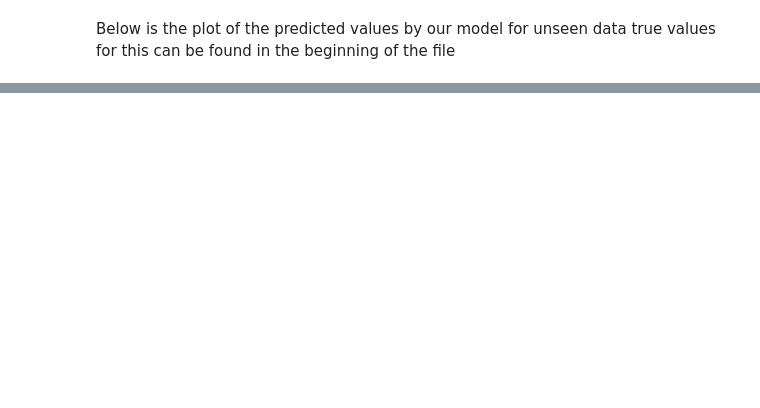
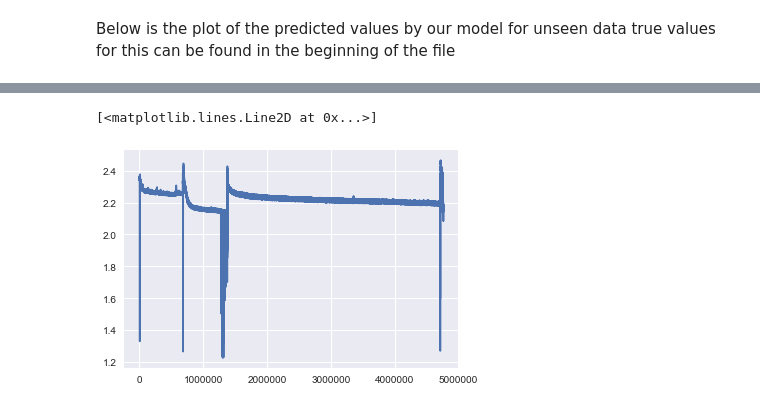
Before and after one commit to HimajaYerra/myproj, a Jupyter notebook: statistical_Analysis.ipynb, the cells around one changed output, grey strips where cells are left out. Cells and saved outputs as stored; diff of their text form; code cells hidden in the pictures; blank space fills up the shorter version.

```diff
--- a/statistical_Analysis.ipynb
+++ b/statistical_Analysis.ipynb
@@ -260,0 +303,5 @@ plt.plot(y_pred)
+# %%
+plt.plot(b[::,2])
+# %% [output]
+[<matplotlib.lines.Line2D at 0x...>]
+[figure, added]
```
Also changed, not shown: parts of 13 cells of this notebook.
